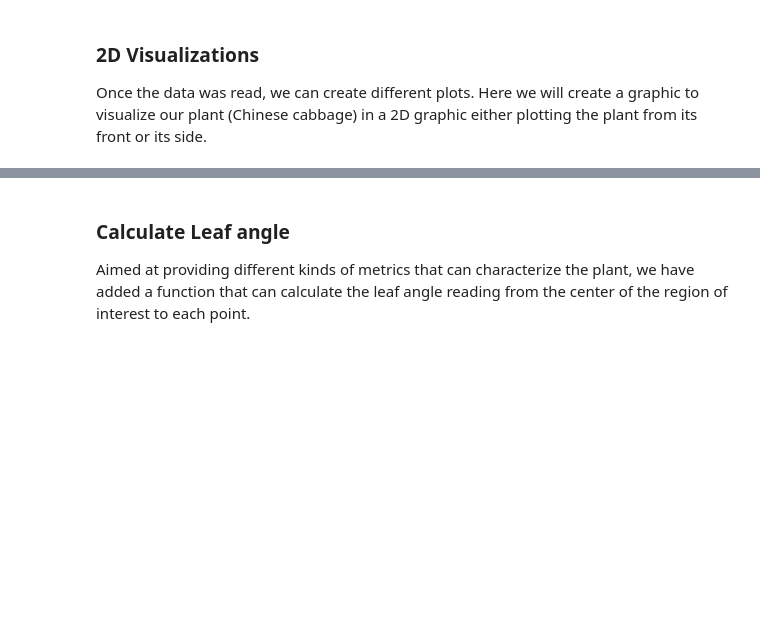
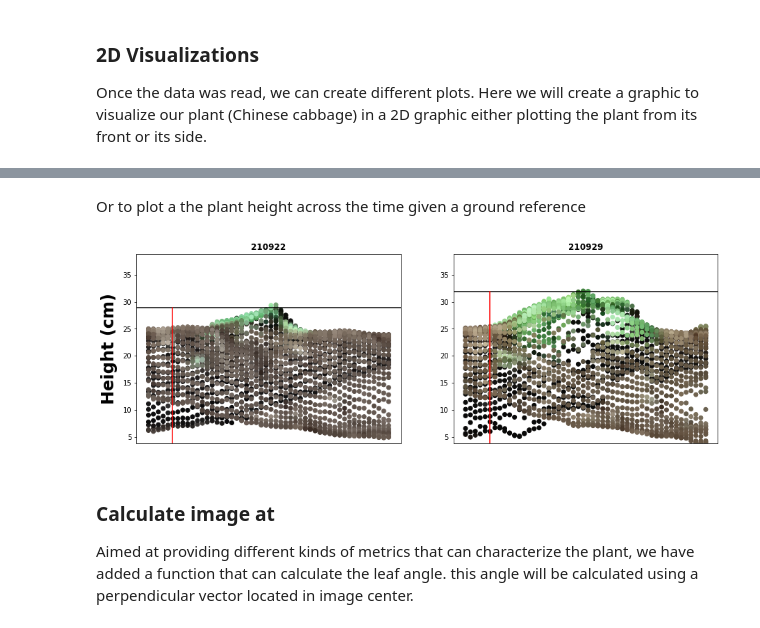
Before and after one commit to CIAT-DAPA/drone_data, a Jupyter notebook: cloud_points_example.ipynb, the cells around one changed output, grey strips where cells are left out. Saved outputs shown, nothing was run; the diff lists cells and outputs as text; code cells hidden in the pictures; blank space fills up the shorter version.

```diff
--- a/cloud_points_example.ipynb
+++ b/cloud_points_example.ipynb
@@ -127,4 +132,13 @@ plot_3d_cloudpoints(plant_raster.isel(date = 1).copy(),scale_xy=1)
+# %% [markdown]
+Or to plot a the plant height across the time given a ground reference
+# %%
+from utils.plt_functions import plot_heights
+
+f,a = plot_heights(raster_intknn,1,2, chanels_names = ["210922","210929"],
+             figsize=(15,5), phquantile = 0.999, bsl = 96.2 )
+# %% [output]
+[figure, added]
 # %% [markdown]
-### Calculate Leaf angle
+### Calculate image at
 
-Aimed at providing different kinds of metrics that can characterize the plant, we have added a function that can calculate the leaf angle reading from the center of the region of interest to each point.
+Aimed at providing different kinds of metrics that can characterize the plant, we have added a function that can calculate the leaf angle. this angle will be calculated using a perpendicular vector located in image center.
```
Also changed, not shown: parts of 22 cells of this notebook.
